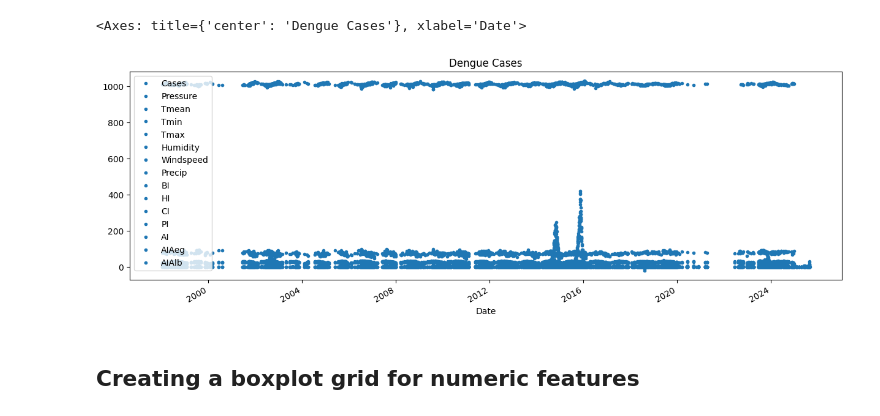
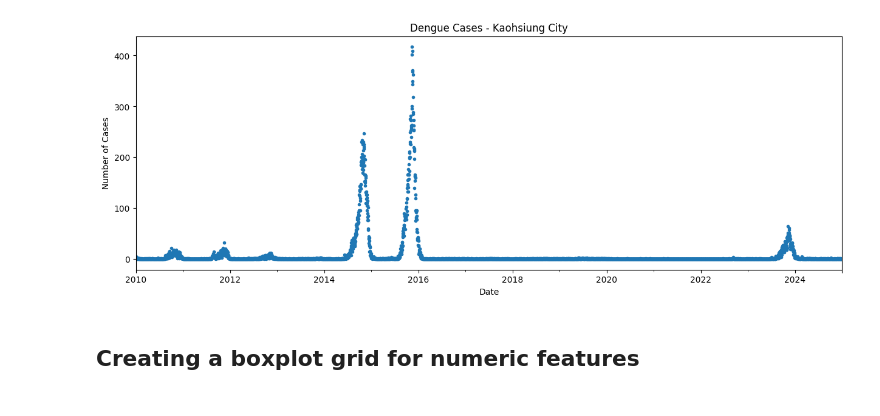
Before and after one commit to AichuTan/Dengue_Taiwan_Forecast, a Jupyter notebook: nb/eda.ipynb, the cells around one changed output. Saved outputs shown, nothing was run; the diff lists cells and outputs as text; code cells hidden in the pictures.

```diff
--- a/nb/eda.ipynb
+++ b/nb/eda.ipynb
@@ -155,0 +84,24 @@ Saved 10,713 rows to df_ml.csv
+# %%
+
+# Build a full city-date index
+date_range = pd.date_range(start=START, end=END, freq="D")
+cities = df_case["City"].unique()
+
+# Complete city–day grid
+idx = pd.MultiIndex.from_product([ date_range, cities,], names=["Date", "City"])
+df_full = pd.DataFrame(index=idx).reset_index()
+
+# Merge dengue cases (fill missing days with 0)
+df_case_day = (
+    df_case.groupby(["Date", "City"], as_index=False)
+           .agg(Cases=("Cases", "sum"))
+)
+df_full = (
+    df_full.merge(df_case_day, on=["Date", "City"], how="left")
+           .fillna({"Cases": 0})
+           .sort_values(["City", "Date"])   # 👈 this line fixes the order
+           .reset_index(drop=True)
+)
+
+
+df_full.head(20)
@@ -156,2 +407,2 @@ Saved 10,713 rows to df_ml.csv
 # %%
-df_out.head()
+df_out = df_merged.copy()
@@ -165,14 +409,24 @@ df_out.head()
 # %%
 import matplotlib.pyplot as plt
+
 color_pal = plt.rcParams['axes.prop_cycle'].by_key()['color']
 
+# ensure Date is datetime and set as index
+df_out["Date"] = pd.to_datetime(df_out["Date"])
+df_out = df_out.set_index("Date")
 
-df_out["Date"] = pd.to_datetime(df_out["Date"])
-df_out.set_index("Date", inplace=True)
-df_out[df_out['City'] == 'Kaohsiung City'].plot(style='.', figsize=(15,5), color = color_pal[0], title= "Dengue Cases")
+# plot only the dengue cases for Kaohsiung City
+df_out.loc[df_out['City'] == 'Kaohsiung City', 'Cases'].plot(
+    style='.', figsize=(15, 5),
+    color=color_pal[0],
+    title="Dengue Cases - Kaohsiung City"
+)
+
+plt.ylabel("Number of Cases")
+plt.xlabel("Date")
+plt.show()
 # %% [output]
-<Axes: title={'center': 'Dengue Cases'}, xlabel='Date'>
-[figure, old version]
+[figure, new version]
 # %% [markdown]
 ## Creating a boxplot grid for numeric features
 # %%
```
Also changed, not shown: parts of 23 cells of this notebook, 1 other file.
